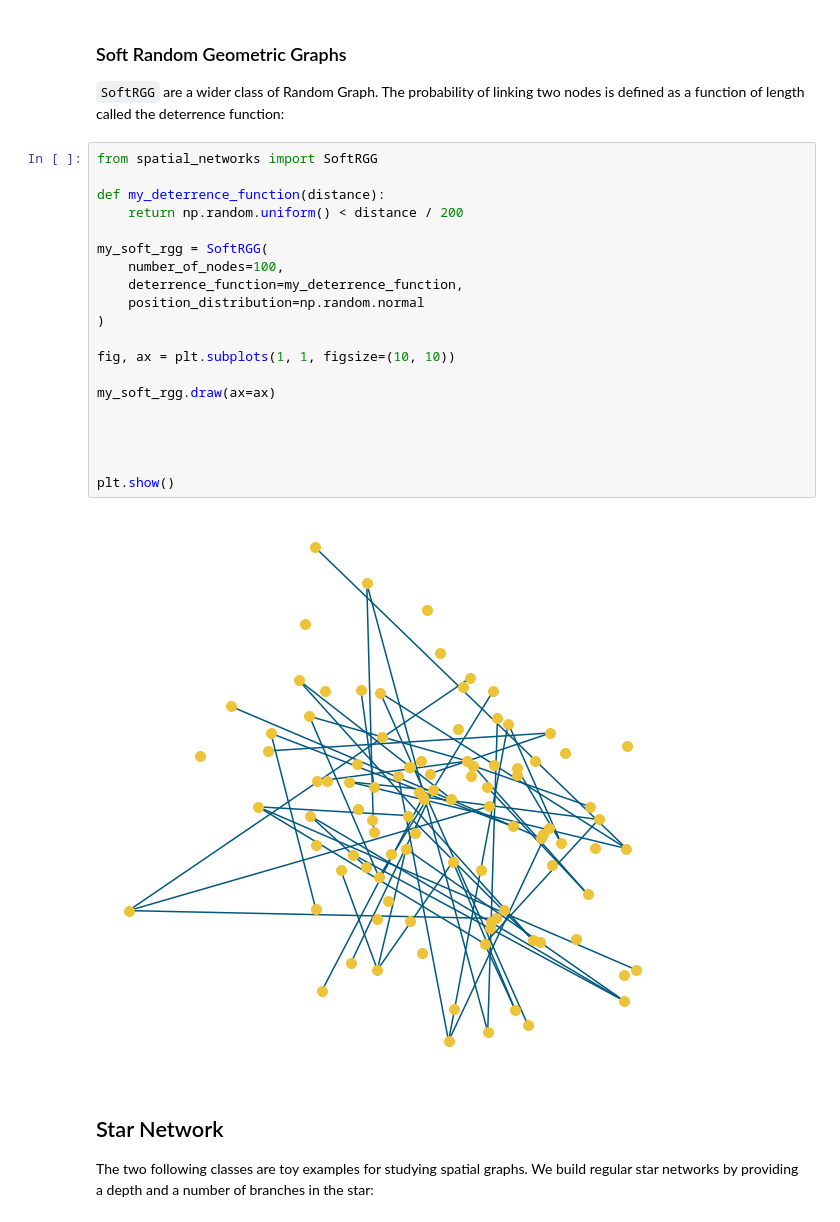
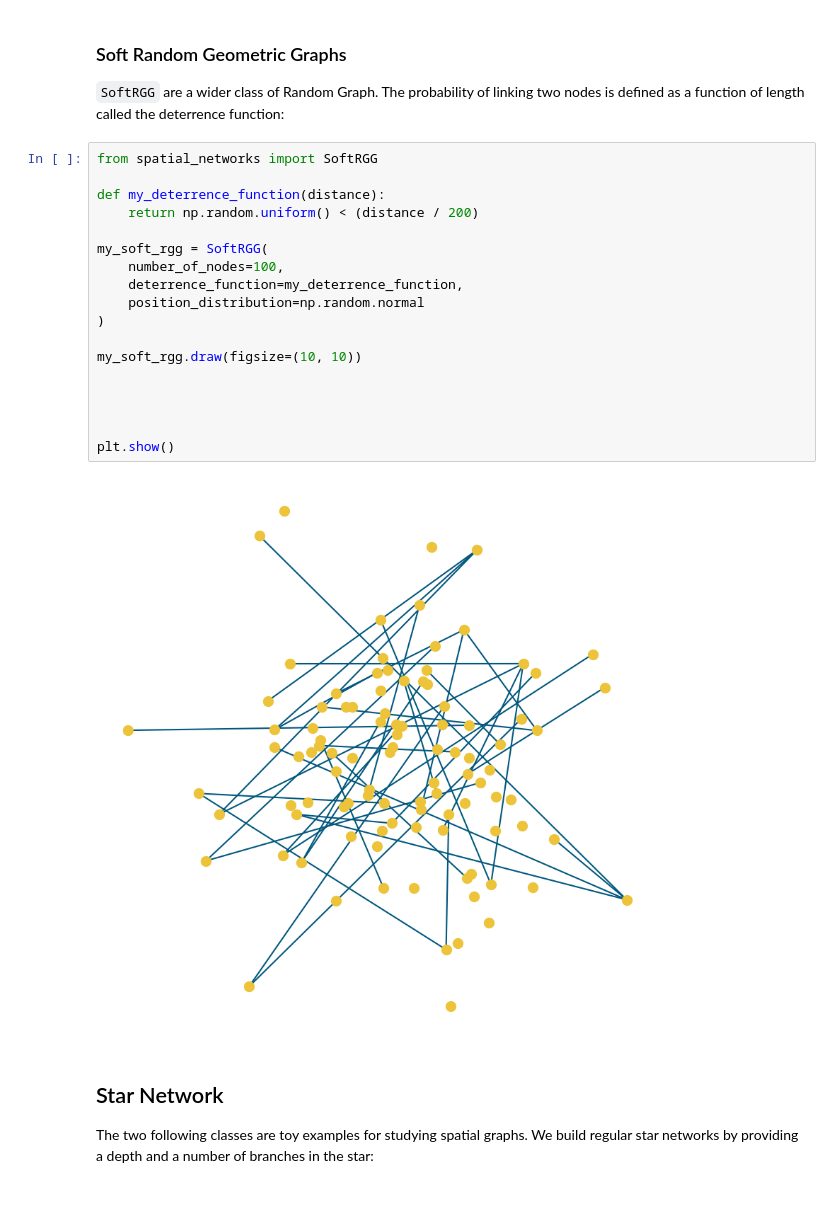
Before and after one commit to pauldechorgnat/spatial-networks, a Jupyter notebook: notebooks/02_basic_graphs.ipynb, the cells around one changed output. Cells and saved outputs as stored; diff of their text form.

```diff
--- a/notebooks/02_basic_graphs.ipynb
+++ b/notebooks/02_basic_graphs.ipynb
@@ -74,25 +74,23 @@ plt.show()
 # %%
 from spatial_networks import SoftRGG
 
 def my_deterrence_function(distance):
-    return np.random.uniform() < distance / 200
+    return np.random.uniform() < (distance / 200)
 
 my_soft_rgg = SoftRGG(
     number_of_nodes=100,
     deterrence_function=my_deterrence_function,
     position_distribution=np.random.normal
 )
 
-fig, ax = plt.subplots(1, 1, figsize=(10, 10))
-
-my_soft_rgg.draw(ax=ax)
+my_soft_rgg.draw(figsize=(10, 10))
 
 
 
 
 plt.show()
 # %% [output]
-[figure, old version]
+[figure, new version]
 # %% [markdown]
 ## Star Network
 
```
Also changed, not shown: parts of 14 cells of this notebook, 2 other files.
